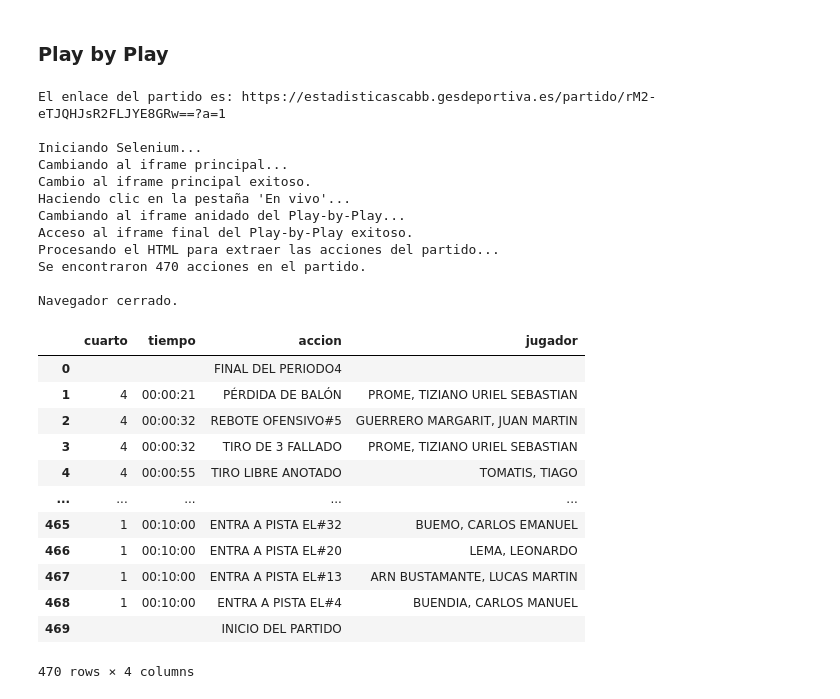
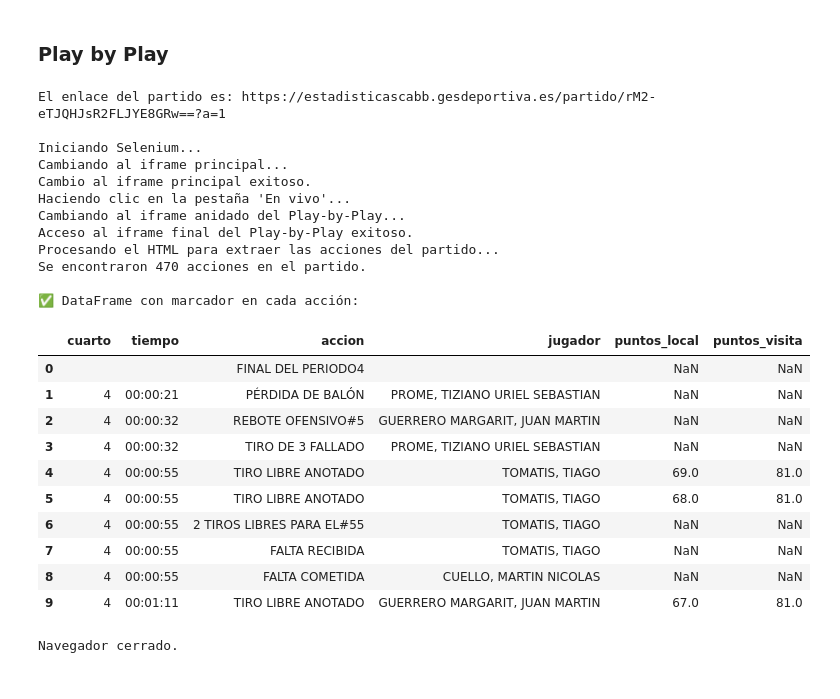
Before and after one commit to RomanLanda11/lnb-web-scraping, a Jupyter notebook: notebook/poc_scrapping.ipynb, the cells around one changed output. Saved outputs shown, nothing was run; the diff lists cells and outputs as text; code cells hidden in the pictures.

```diff
--- a/notebook/poc_scrapping.ipynb
+++ b/notebook/poc_scrapping.ipynb
@@ -350,7 +251,7 @@ all_player_stats = []
 driver = None
 
 try:
-    primer_partido_key = list(match_data.keys())[-1]  # Obtener el último partido del diccionario
+    primer_partido_key = list(match_data.keys())[0]  # Obtener el último partido del diccionario
     primer_link = match_data[primer_partido_key]["link_estadisticas"]
     print(f"El enlace del partido es: {primer_link}")
 
@@ -540,6 +419,7 @@ acciones_del_partido = []
 driver = None
 
 try:
+    # Asumiendo que 'match_data' ya fue creada
     partido_key = list(match_data.keys())[0]
     partido_link = match_data[partido_key]["link_estadisticas"]
     print(f"El enlace del partido es: {partido_link}")
@@ -557,26 +437,22 @@ try:
 
     wait = WebDriverWait(driver, 20)
 
-    # 1. Entramos al iframe principal
     print("Cambiando al iframe principal...")
     wait.until(EC.frame_to_be_available_and_switch_to_it((By.TAG_NAME, "iframe")))
     print("Cambio al iframe principal exitoso.")
 
-    # 2. Hacemos clic en la pestaña "En vivo" para cargar su contenido
     print("Haciendo clic en la pestaña 'En vivo'...")
     en_vivo_tab = wait.until(EC.element_to_be_clickable((By.CSS_SELECTOR, "li.pestana-en-vivo")))
     driver.execute_script("arguments[0].click();", en_vivo_tab)
 
-    # 3. Entramos al iframe anidado del Play-by-Play
     print("Cambiando al iframe anidado del Play-by-Play...")
     iframe_pbp_selector = (By.CSS_SELECTOR, "div.contenido-en-vivo div:nth-child(2) iframe")
     wait.until(EC.frame_to_be_available_and_switch_to_it(iframe_pbp_selector))
     print("Acceso al iframe final del Play-by-Play exitoso.")
 
-    # 4. Extraemos el HTML que ahora sí contiene las acciones
     html_pbp = driver.page_source
 
-    # --- Parte 2: EXTRACCIÓN CON BEAUTIFULSOUP ---
+    # --- Parte 2: EXTRACCIÓN CON BEAUTIFULSOUP (CORREGIDA) ---
     print("Procesando el HTML para extraer las acciones del partido...")
     soup = BeautifulSoup(html_pbp, "html.parser")
 
@@ -587,65 +463,81 @@ try:
         print(f"Se encontraron {len(acciones)} acciones en el partido.")
 
         for accion in acciones:
+            # Inicializamos todas las variables
             tipo_accion = jugador = cuarto = tiempo = ""
+            puntos_local = None
+            puntos_visita = None
 
-            # Título de la acción
             titulo_tag = accion.find("strong", class_="titulo")
             if titulo_tag:
                 tipo_accion = titulo_tag.get_text(strip=True)
 
-            # Nombre del jugador
             spans_info = accion.find_all("span", class_="informacion")
             if len(spans_info) >= 2:
                 jugador = spans_info[0].get_text(strip=True)
                 tiempo_text = spans_info[1].get_text(strip=True)
-
-                # Extraemos cuarto y tiempo usando regex
                 match = re.search(r"Cuarto\s*(\d+)\s*-\s*(\d{2}:\d{2}:\d{2})", tiempo_text)
                 if match:
                     cuarto = match.group(1)
                     tiempo = match.group(2)
 
+            # --- NUEVO: Extraer el marcador de la acción ---
+            marcador_tag = accion.find("strong", class_="informacionAdicional")
+            if marcador_tag:
+                marcador_texto = marcador_tag.get_text(strip=True)
+                partes_marcador = marcador_texto.split('-')
+                if len(partes_marcador) == 2:
+                    try:
+                        puntos_local = int(partes_marcador[0].strip())
+                        puntos_visita = int(partes_marcador[1].strip())
+                    except ValueError:
+                        pass # Si hay un error, se quedan como None
+
             acciones_del_partido.append({
                 "cuarto": cuarto,
                 "tiempo": tiempo,
                 "accion": tipo_accion,
-                "jugador": jugador
+                "jugador": jugador,
+                "puntos_local": puntos_local,
+                "puntos_visita": puntos_visita
             })
+
+    # --- Parte 3: Crear y mostrar el DataFrame ---
+    if acciones_del_partido:
+        df_acciones = pd.DataFrame(acciones_del_partido)
+        print("\n✅ DataFrame con marcador en cada acción:")
+        display(df_acciones.head(10))
+    else:
+        print("No se pudieron extraer datos del Play-by-Play.")
 
 except Exception as e:
     print(f"Ocurrió un error general: {e}")
 finally:
     if driver:
         driver.quit()
         print("\nNavegador cerrado.")
 # %% [output]
 El enlace del partido es: https://estadisticascabb.gesdeportiva.es/partido/rM2-eTJQHJsR2FLJYE8GRw==?a=1
 
 Iniciando Selenium...
 Cambiando al iframe principal...
 Cambio al iframe principal exitoso.
 Haciendo clic en la pestaña 'En vivo'...
 Cambiando al iframe anidado del Play-by-Play...
 Acceso al iframe final del Play-by-Play exitoso.
 Procesando el HTML para extraer las acciones del partido...
 Se encontraron 470 acciones en el partido.
 
-Navegador cerrado.
+✅ DataFrame con marcador en cada acción:
+|  | cuarto | tiempo | accion | jugador | puntos_local | puntos_visita |
+| 0 |  |  | FINAL DEL PERIODO4 |  | NaN | NaN |
+| 1 | 4 | 00:00:21 | PÉRDIDA DE BALÓN | PROME, TIZIANO URIEL SEBASTIAN | NaN | NaN |
+| 2 | 4 | 00:00:32 | REBOTE OFENSIVO#5 | GUERRERO MARGARIT, JUAN MARTIN | NaN | NaN |
+| 3 | 4 | 00:00:32 | TIRO DE 3 FALLADO | PROME, TIZIANO URIEL SEBASTIAN | NaN | NaN |
+| 4 | 4 | 00:00:55 | TIRO LIBRE ANOTADO | TOMATIS, TIAGO | 69.0 | 81.0 |
+| 5 | 4 | 00:00:55 | TIRO LIBRE ANOTADO | TOMATIS, TIAGO | 68.0 | 81.0 |
+| 6 | 4 | 00:00:55 | 2 TIROS LIBRES PARA EL#55 | TOMATIS, TIAGO | NaN | NaN |
+| 7 | 4 | 00:00:55 | FALTA RECIBIDA | TOMATIS, TIAGO | NaN | NaN |
+| 8 | 4 | 00:00:55 | FALTA COMETIDA | CUELLO, MARTIN NICOLAS | NaN | NaN |
+| 9 | 4 | 00:01:11 | TIRO LIBRE ANOTADO | GUERRERO MARGARIT, JUAN MARTIN | 67.0 | 81.0 |
+Navegador cerrado.
-# %%
-df_acciones = pd.DataFrame(acciones_del_partido)
-df_acciones
-# %% [output]
-|  | cuarto | tiempo | accion | jugador |
-| 0 |  |  | FINAL DEL PERIODO4 |  |
-| 1 | 4 | 00:00:21 | PÉRDIDA DE BALÓN | PROME, TIZIANO URIEL SEBASTIAN |
-| 2 | 4 | 00:00:32 | REBOTE OFENSIVO#5 | GUERRERO MARGARIT, JUAN MARTIN |
-| 3 | 4 | 00:00:32 | TIRO DE 3 FALLADO | PROME, TIZIANO URIEL SEBASTIAN |
-| 4 | 4 | 00:00:55 | TIRO LIBRE ANOTADO | TOMATIS, TIAGO |
-| ... | ... | ... | ... | ... |
-| 465 | 1 | 00:10:00 | ENTRA A PISTA EL#32 | BUEMO, CARLOS EMANUEL |
-| 466 | 1 | 00:10:00 | ENTRA A PISTA EL#20 | LEMA, LEONARDO |
-| 467 | 1 | 00:10:00 | ENTRA A PISTA EL#13 | ARN BUSTAMANTE, LUCAS MARTIN |
-| 468 | 1 | 00:10:00 | ENTRA A PISTA EL#4 | BUENDIA, CARLOS MANUEL |
-| 469 |  |  | INICIO DEL PARTIDO |  |
-470 rows × 4 columns
```
Also changed, not shown: parts of 8 cells of this notebook, 1 other file.
